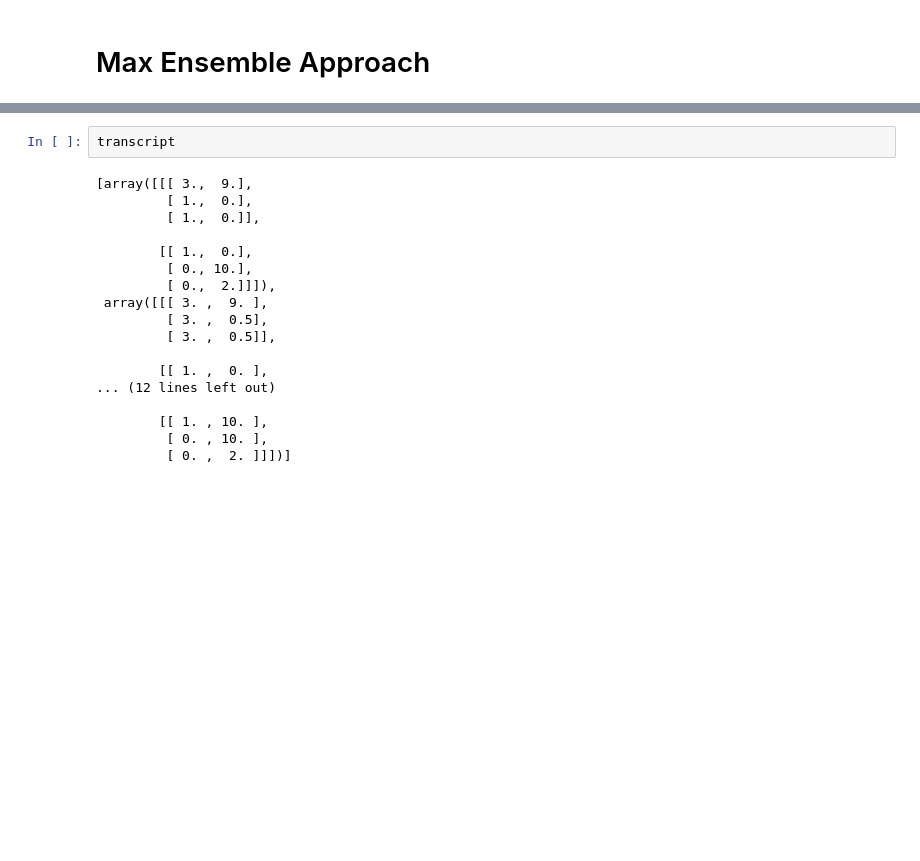
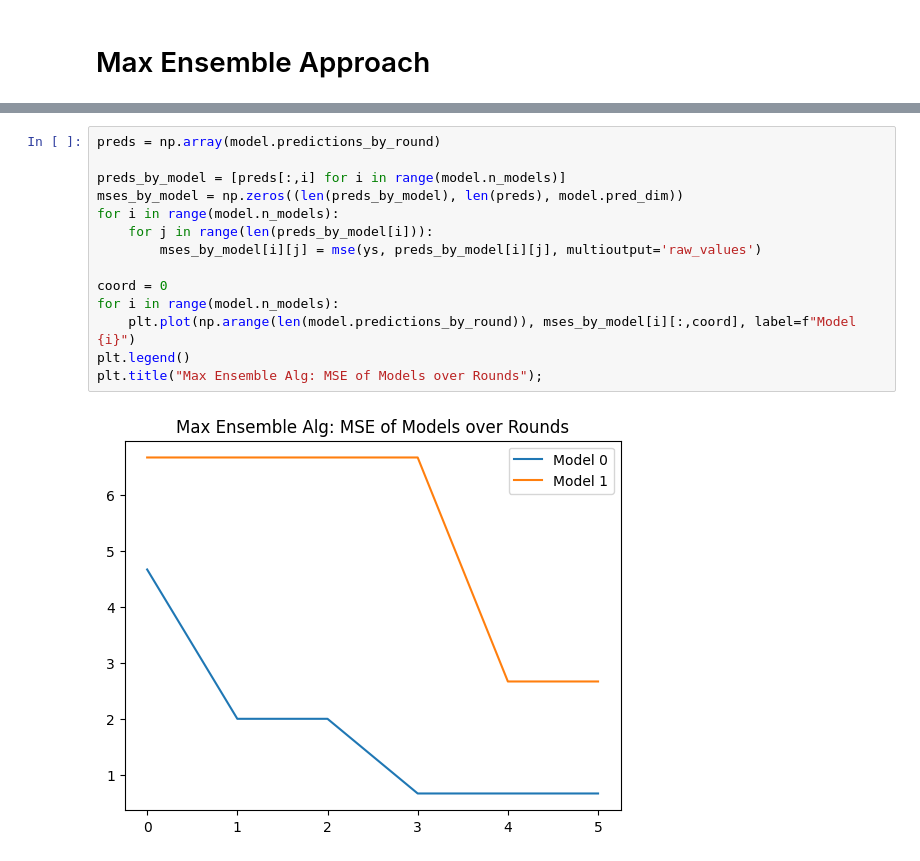
Before and after one commit to globusharris/ensembling-constrained-optimization, a Jupyter notebook: experiments.ipynb, the cells around one changed output, grey strips where cells are left out. Drawn from its saved outputs; the diff is of its cells as text; blank space fills up the shorter version.

```diff
--- a/experiments.ipynb
+++ b/experiments.ipynb
@@ -184,20 +148,16 @@ out, transcript = model.predict(xs)
-# %%
-transcript
-# %% [output]
-[array([[[ 3.,  9.],
-         [ 1.,  0.],
-         [ 1.,  0.]],
-
-        [[ 1.,  0.],
-         [ 0., 10.],
-         [ 0.,  2.]]]),
- array([[[ 3. ,  9. ],
-         [ 3. ,  0.5],
-         [ 3. ,  0.5]],
-
-        [[ 1. ,  0. ],
-... (12 lines left out)
-
-        [[ 1. , 10. ],
-         [ 0. , 10. ],
-         [ 0. ,  2. ]]])]
+# %%
+preds = np.array(model.predictions_by_round)
+
+preds_by_model = [preds[:,i] for i in range(model.n_models)]
+mses_by_model = np.zeros((len(preds_by_model), len(preds), model.pred_dim))
+for i in range(model.n_models):
+    for j in range(len(preds_by_model[i])):
+        mses_by_model[i][j] = mse(ys, preds_by_model[i][j], multioutput='raw_values')
+
+coord = 0
+for i in range(model.n_models):
+    plt.plot(np.arange(len(model.predictions_by_round)), mses_by_model[i][:,coord], label=f"Model {i}")
+plt.legend()
+plt.title("Max Ensemble Alg: MSE of Models over Rounds");
+# %% [output]
+[figure, added]
```
Also changed, not shown: parts of 7 cells of this notebook, 3 other files.
